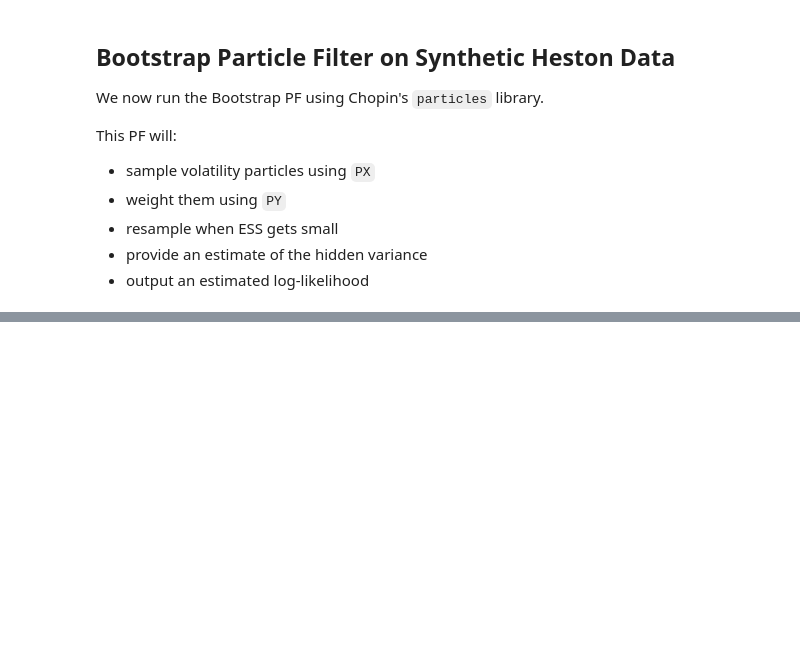
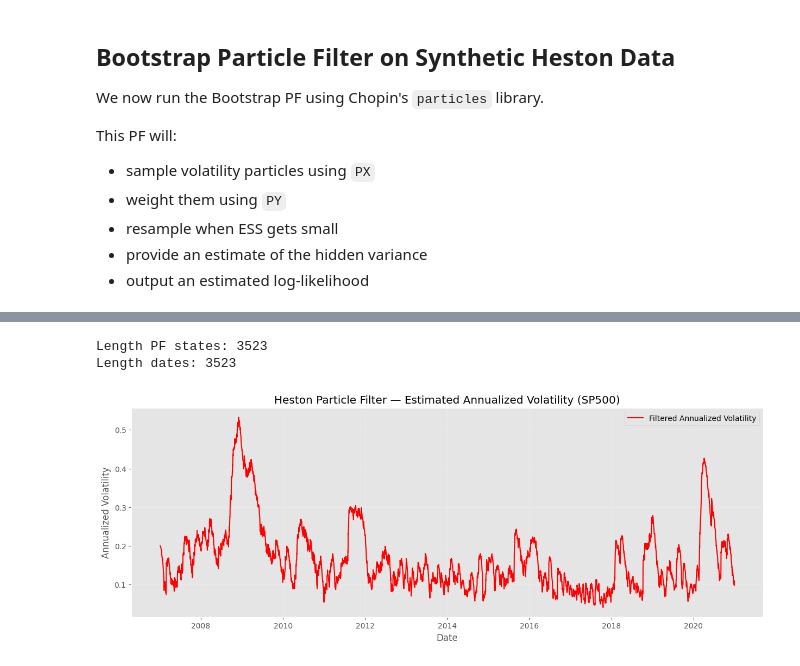
Before and after one commit to MichaelCarloH/heston-particle-filter-calibration, a Jupyter notebook: notebooks/exploration/heston_ssm_bootstrap_pf.ipynb, the cells around one changed output, grey strips where cells are left out. Drawn from its saved outputs; the diff is of its cells as text; code cells hidden in the pictures; blank space fills up the shorter version.

```diff
--- a/notebooks/exploration/heston_ssm_bootstrap_pf.ipynb
+++ b/notebooks/exploration/heston_ssm_bootstrap_pf.ipynb
@@ -402,0 +438,19 @@ IndexError: tuple index out of range
+# %%
+
+# Sanity check
+print("Length PF states:", len(pf_filtered_var))
+print("Length dates:", len(dates))
+
+# --- 4. Plot Annualized Volatility ---
+plt.figure(figsize=(15,5))
+plt.plot(dates, pf_vol_annual, color="red", label="Filtered Annualized Volatility")
+plt.title("Heston Particle Filter — Estimated Annualized Volatility (SP500)")
+plt.xlabel("Date")
+plt.ylabel("Annualized Volatility")
+plt.grid(True, alpha=0.3)
+plt.legend()
+plt.show()
+# %% [output]
+Length PF states: 3523
+Length dates: 3523
+[figure, added]
```
Also changed, not shown: parts of 13 cells of this notebook, 3 other files.
